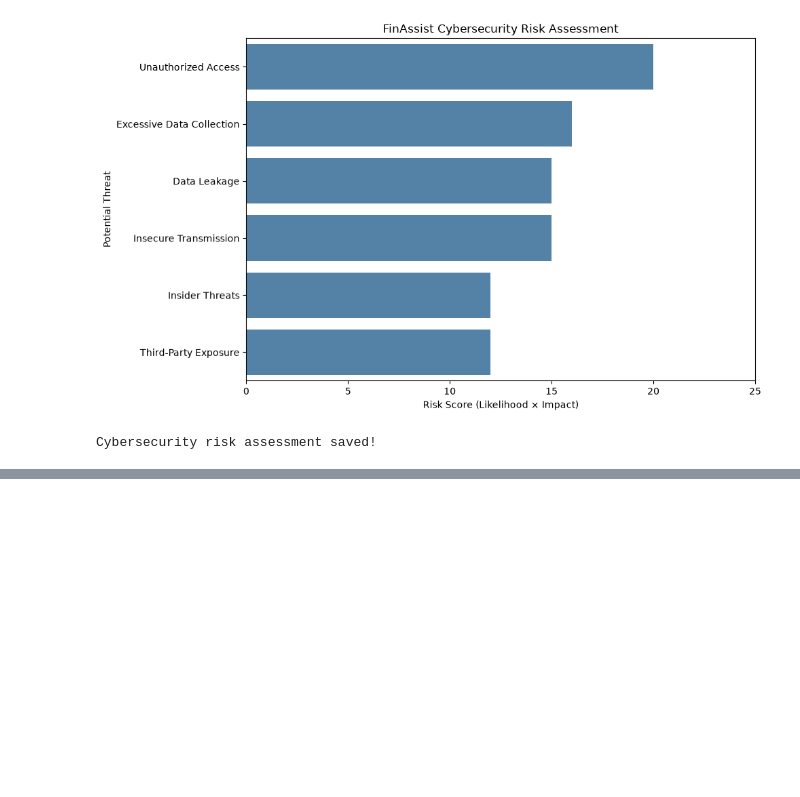
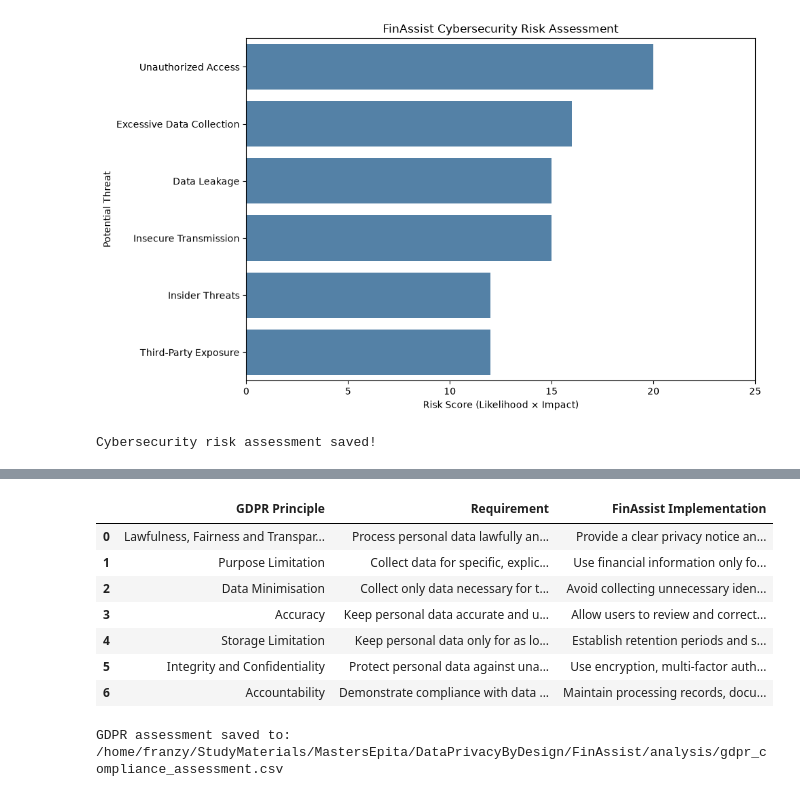
Before and after one commit to shaunak2110/FinAssist, a Jupyter notebook: analysis/01_exploratory_data_analysis.ipynb, the cells around one changed output, grey strips where cells are left out. Saved outputs shown, nothing was run; the diff lists cells and outputs as text; code cells hidden in the pictures; blank space fills up the shorter version.

Commit message:
GDPR compliance

```diff
--- a/analysis/01_exploratory_data_analysis.ipynb
+++ b/analysis/01_exploratory_data_analysis.ipynb
@@ -576,0 +618,63 @@ Cybersecurity risk assessment saved!
+# %%
+# Create GDPR compliance assessment
+
+gdpr_data = [
+    {
+        "GDPR Principle": "Lawfulness, Fairness and Transparency",
+        "Requirement": "Process personal data lawfully and explain how it is used.",
+        "FinAssist Implementation": "Provide a clear privacy notice and identify an appropriate legal basis for each processing purpose."
+    },
+    {
+        "GDPR Principle": "Purpose Limitation",
+        "Requirement": "Collect data for specific, explicit and legitimate purposes.",
+        "FinAssist Implementation": "Use financial information only for disclosed purposes, such as financial analysis and personalised advice."
+    },
+    {
+        "GDPR Principle": "Data Minimisation",
+        "Requirement": "Collect only data necessary for the intended purpose.",
+        "FinAssist Implementation": "Avoid collecting unnecessary identity and financial details."
+    },
+    {
+        "GDPR Principle": "Accuracy",
+        "Requirement": "Keep personal data accurate and up to date.",
+        "FinAssist Implementation": "Allow users to review and correct their financial information."
+    },
+    {
+        "GDPR Principle": "Storage Limitation",
+        "Requirement": "Keep personal data only for as long as necessary.",
+        "FinAssist Implementation": "Establish retention periods and securely delete data when it is no longer required."
+    },
+    {
+        "GDPR Principle": "Integrity and Confidentiality",
+        "Requirement": "Protect personal data against unauthorised access, loss and disclosure.",
+        "FinAssist Implementation": "Use encryption, multi-factor authentication, access controls and secure backups."
+    },
+    {
+        "GDPR Principle": "Accountability",
+        "Requirement": "Demonstrate compliance with data protection principles.",
+        "FinAssist Implementation": "Maintain processing records, document security controls and review compliance regularly."
+    }
+]
+
+gdpr_df = pd.DataFrame(gdpr_data)
+
+display(gdpr_df)
+# %% [output]
+|  | GDPR Principle | Requirement | FinAssist Implementation |
+| 0 | Lawfulness, Fairness and Transpar... | Process personal data lawfully an... | Provide a clear privacy notice an... |
+| 1 | Purpose Limitation | Collect data for specific, explic... | Use financial information only fo... |
+| 2 | Data Minimisation | Collect only data necessary for t... | Avoid collecting unnecessary iden... |
+| 3 | Accuracy | Keep personal data accurate and u... | Allow users to review and correct... |
+| 4 | Storage Limitation | Keep personal data only for as lo... | Establish retention periods and s... |
+| 5 | Integrity and Confidentiality | Protect personal data against una... | Use encryption, multi-factor auth... |
+| 6 | Accountability | Demonstrate compliance with data ... | Maintain processing records, docu... |
+# %%
+# Export GDPR compliance assessment
+
+gdpr_file = Path("gdpr_compliance_assessment.csv")
+
+gdpr_df.to_csv(gdpr_file, index=False)
+
+print("GDPR assessment saved to:", gdpr_file.resolve())
+# %% [output]
+GDPR assessment saved to: /home/franzy/StudyMaterials/MastersEpita/DataPrivacyByDesign/FinAssist/analysis/gdpr_compliance_assessment.csv
```
Also changed, not shown: parts of 2 cells of this notebook, 1 other file.
